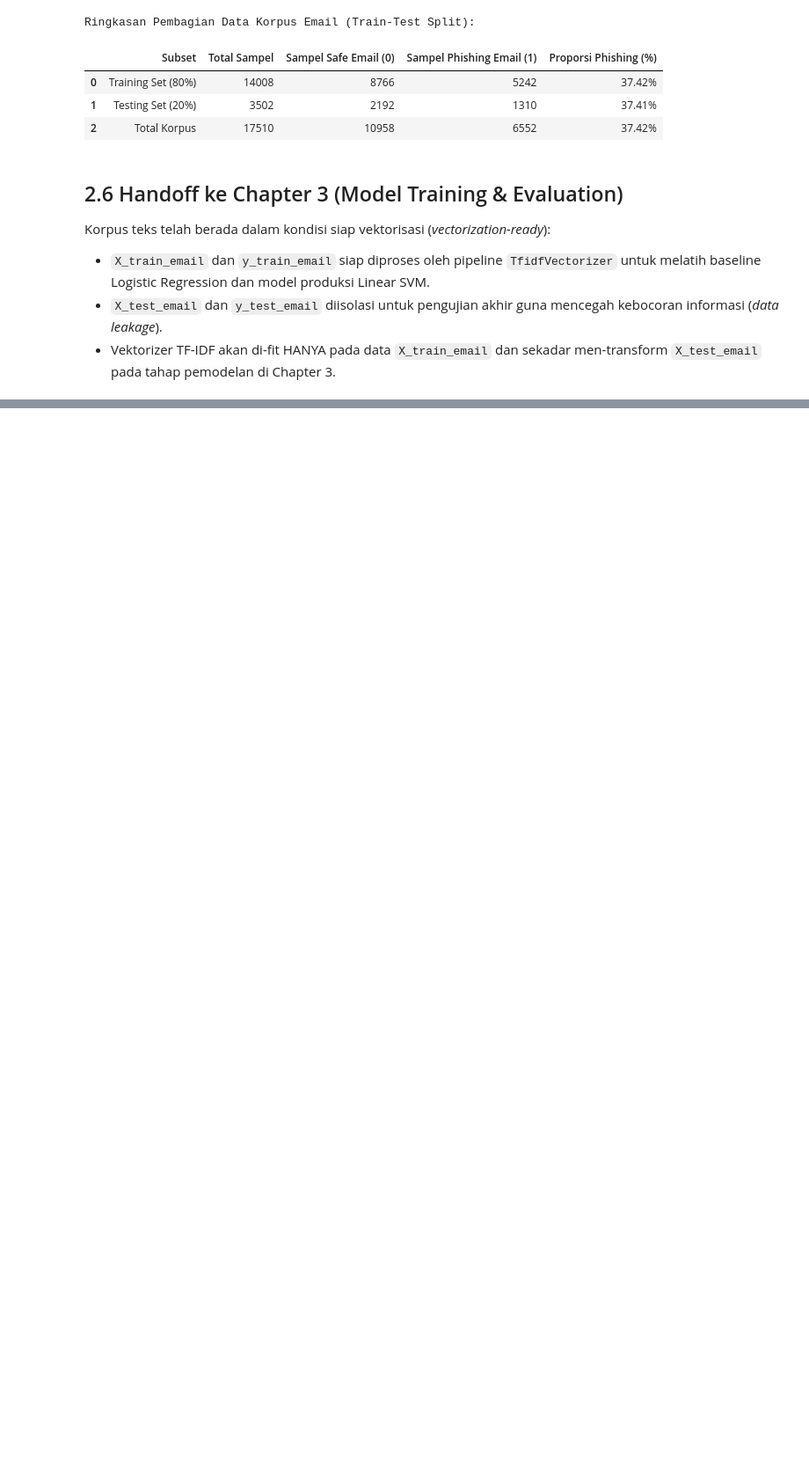
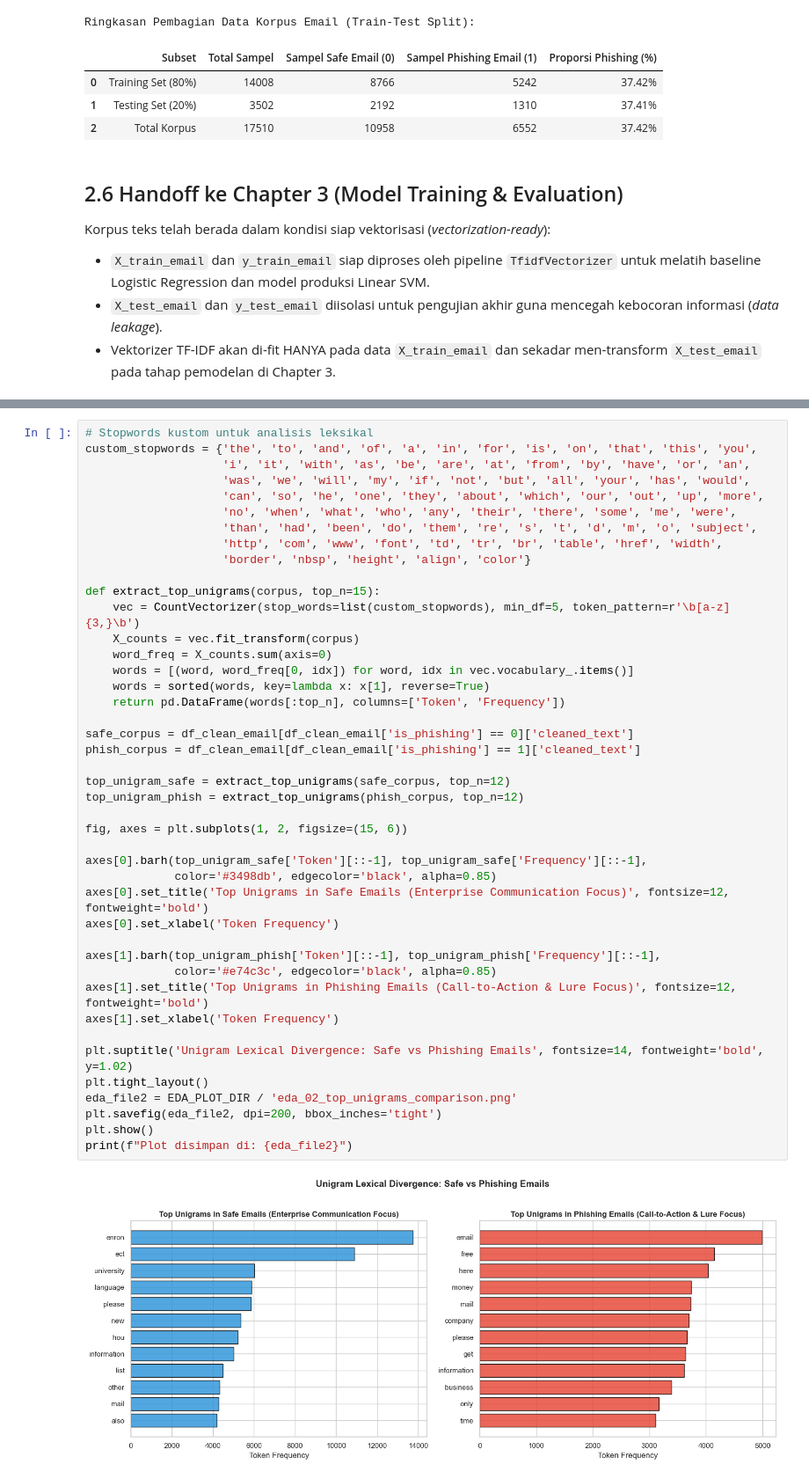
Before and after one commit to fathirrizkifadillah/PhisGuard_Model_Training, a Jupyter notebook: email.ipynb, the cells around one changed output, grey strips where cells are left out. Shown at 88% size. Saved outputs shown, nothing was run; the diff lists cells and outputs as text; blank space fills up the shorter version.

```diff
--- a/email.ipynb
+++ b/email.ipynb
@@ -700,0 +815,45 @@ Korpus teks telah berada dalam kondisi siap vektorisasi (*vectorization-ready*):
+# %%
+# Stopwords kustom untuk analisis leksikal
+custom_stopwords = {'the', 'to', 'and', 'of', 'a', 'in', 'for', 'is', 'on', 'that', 'this', 'you',
+                    'i', 'it', 'with', 'as', 'be', 'are', 'at', 'from', 'by', 'have', 'or', 'an',
+                    'was', 'we', 'will', 'my', 'if', 'not', 'but', 'all', 'your', 'has', 'would',
+                    'can', 'so', 'he', 'one', 'they', 'about', 'which', 'our', 'out', 'up', 'more',
+                    'no', 'when', 'what', 'who', 'any', 'their', 'there', 'some', 'me', 'were',
+                    'than', 'had', 'been', 'do', 'them', 're', 's', 't', 'd', 'm', 'o', 'subject',
+                    'http', 'com', 'www', 'font', 'td', 'tr', 'br', 'table', 'href', 'width',
+                    'border', 'nbsp', 'height', 'align', 'color'}
+
+def extract_top_unigrams(corpus, top_n=15):
+    vec = CountVectorizer(stop_words=list(custom_stopwords), min_df=5, token_pattern=r'\b[a-z]{3,}\b')
+    X_counts = vec.fit_transform(corpus)
+    word_freq = X_counts.sum(axis=0)
+    words = [(word, word_freq[0, idx]) for word, idx in vec.vocabulary_.items()]
+    words = sorted(words, key=lambda x: x[1], reverse=True)
+    return pd.DataFrame(words[:top_n], columns=['Token', 'Frequency'])
+
+safe_corpus = df_clean_email[df_clean_email['is_phishing'] == 0]['cleaned_text']
+phish_corpus = df_clean_email[df_clean_email['is_phishing'] == 1]['cleaned_text']
+
+top_unigram_safe = extract_top_unigrams(safe_corpus, top_n=12)
+top_unigram_phish = extract_top_unigrams(phish_corpus, top_n=12)
+
+fig, axes = plt.subplots(1, 2, figsize=(15, 6))
+
+axes[0].barh(top_unigram_safe['Token'][::-1], top_unigram_safe['Frequency'][::-1],
+             color='#3498db', edgecolor='black', alpha=0.85)
+axes[0].set_title('Top Unigrams in Safe Emails (Enterprise Communication Focus)', fontsize=12, fontweight='bold')
+axes[0].set_xlabel('Token Frequency')
+
+axes[1].barh(top_unigram_phish['Token'][::-1], top_unigram_phish['Frequency'][::-1],
+             color='#e74c3c', edgecolor='black', alpha=0.85)
+axes[1].set_title('Top Unigrams in Phishing Emails (Call-to-Action & Lure Focus)', fontsize=12, fontweight='bold')
+axes[1].set_xlabel('Token Frequency')
+
+plt.suptitle('Unigram Lexical Divergence: Safe vs Phishing Emails', fontsize=14, fontweight='bold', y=1.02)
+plt.tight_layout()
+eda_file2 = EDA_PLOT_DIR / 'eda_02_top_unigrams_comparison.png'
+plt.savefig(eda_file2, dpi=200, bbox_inches='tight')
+plt.show()
+print(f"Plot disimpan di: {eda_file2}")
+# %% [output]
+[figure, added]
```
Also changed, not shown: parts of 12 cells of this notebook, 11 other files.
